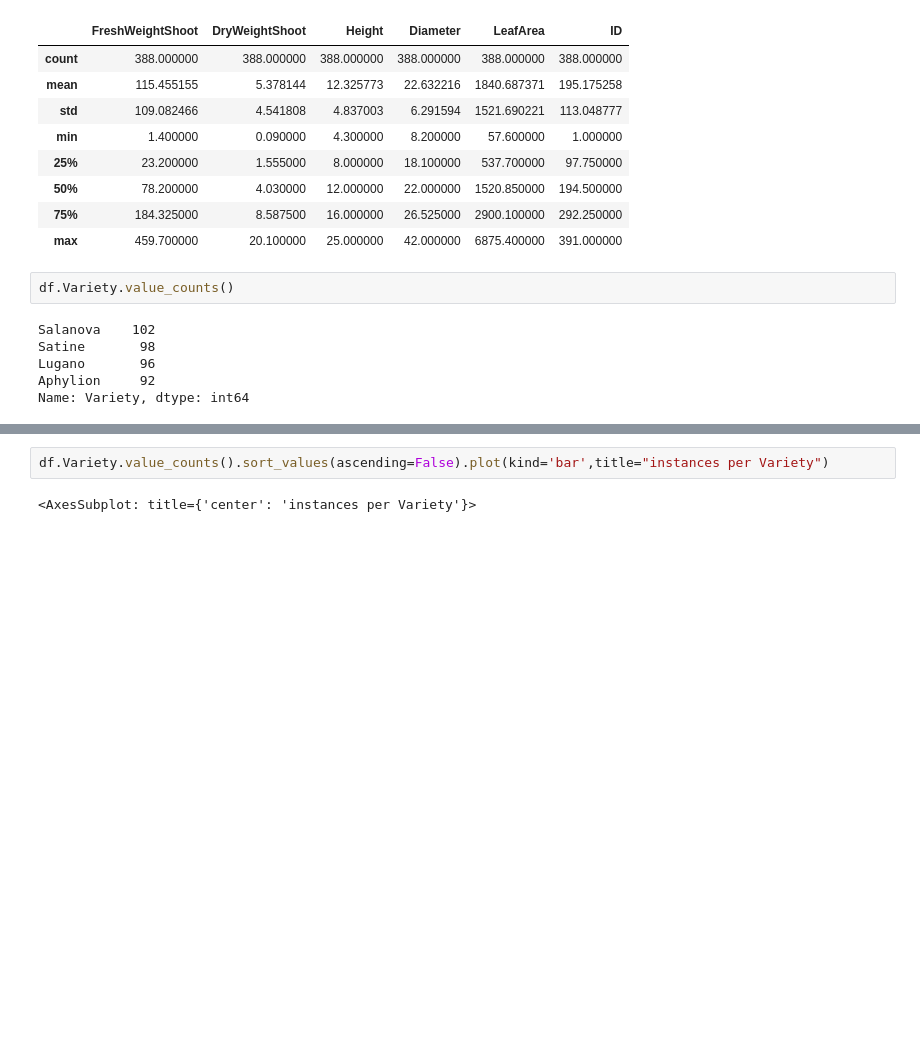
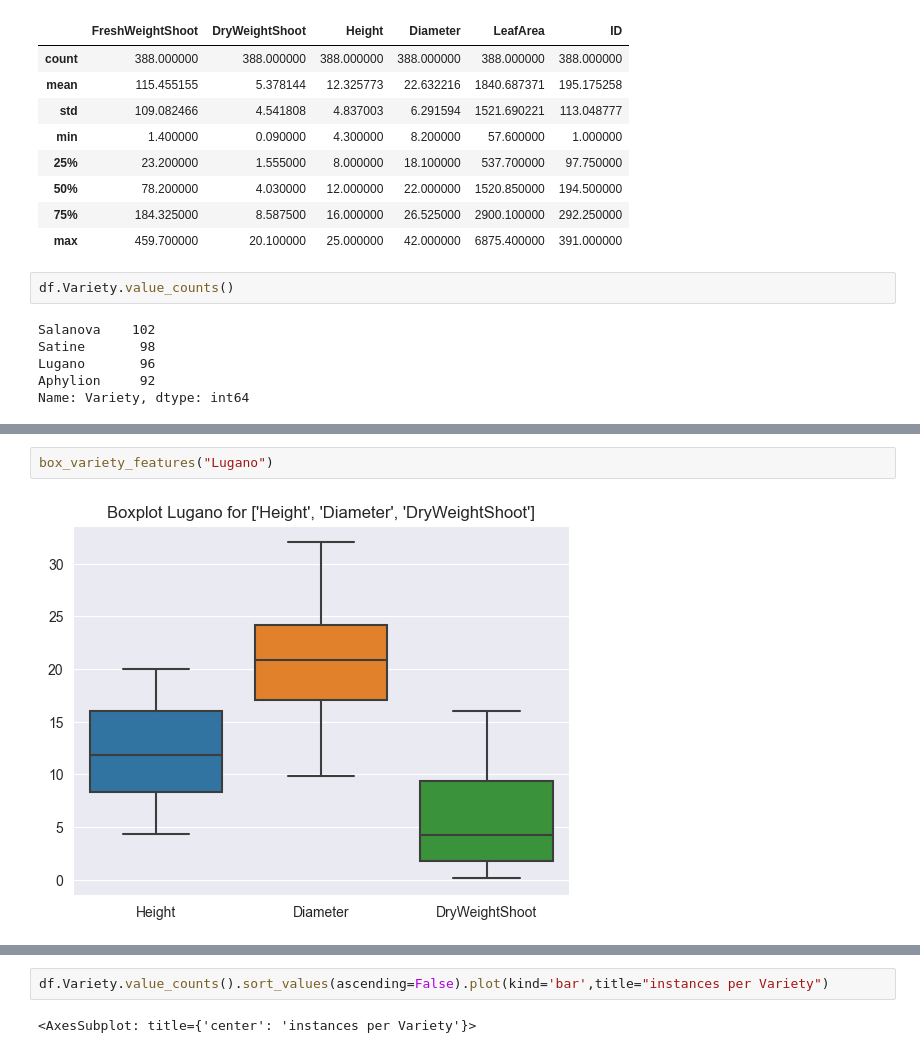
Before and after one commit to Niekwijs/lettuce-growth-models, a Jupyter notebook: Lugano-analysis.ipynb, the cells around one changed output, grey strips where cells are left out. Drawn from its saved outputs; the diff is of its cells as text; blank space fills up the shorter version.

```diff
--- a/Lugano-analysis.ipynb
+++ b/Lugano-analysis.ipynb
@@ -85,0 +93,4 @@ Name: Variety, dtype: int64
+# %%
+box_variety_features("Lugano")
+# %% [output]
+[figure, added]
```
Also changed, not shown: parts of 22 cells of this notebook.
